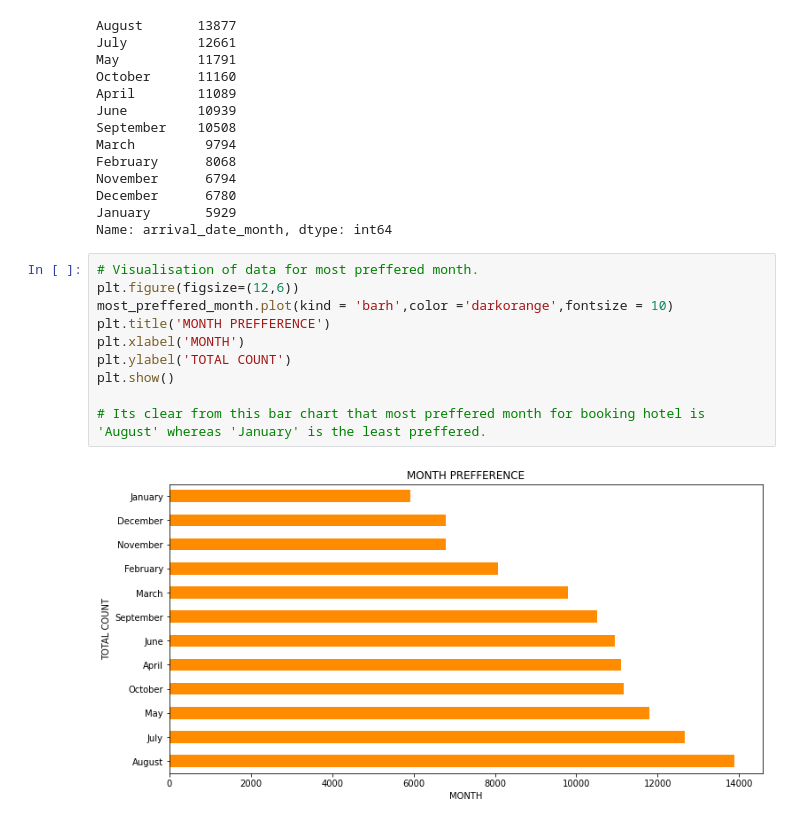
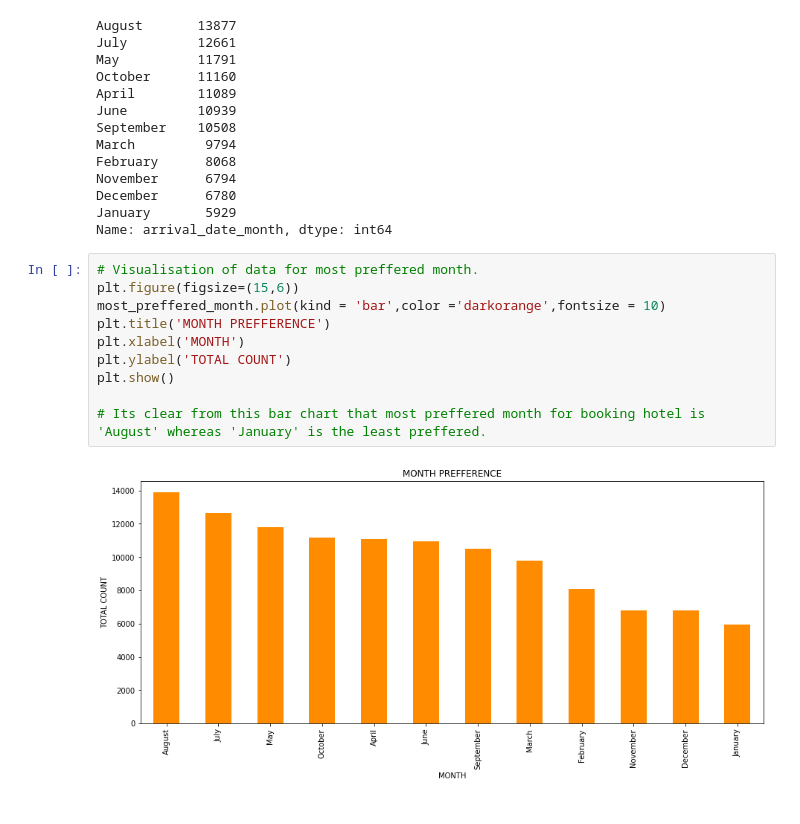
Before and after one commit to Arka1212/Hotel-Booking-Analysis, a Jupyter notebook: Hotel_Booking_Analysis_Capstone_Project.ipynb, the cells around one changed output. Saved outputs shown, nothing was run; the diff lists cells and outputs as text.

```diff
--- a/Hotel_Booking_Analysis_Capstone_Project.ipynb
+++ b/Hotel_Booking_Analysis_Capstone_Project.ipynb
@@ -307,13 +307,13 @@ January       5929
 Name: arrival_date_month, dtype: int64
 # %%
 # Visualisation of data for most preffered month.
-plt.figure(figsize=(12,6))
-most_preffered_month.plot(kind = 'barh',color ='darkorange',fontsize = 10)
+plt.figure(figsize=(15,6))
+most_preffered_month.plot(kind = 'bar',color ='darkorange',fontsize = 10)
 plt.title('MONTH PREFFERENCE')
 plt.xlabel('MONTH')
 plt.ylabel('TOTAL COUNT')
 plt.show()
 
 # Its clear from this bar chart that most preffered month for booking hotel is 'August' whereas 'January' is the least preffered.
 # %% [output]
-[figure, old version]
+[figure, new version]
```
